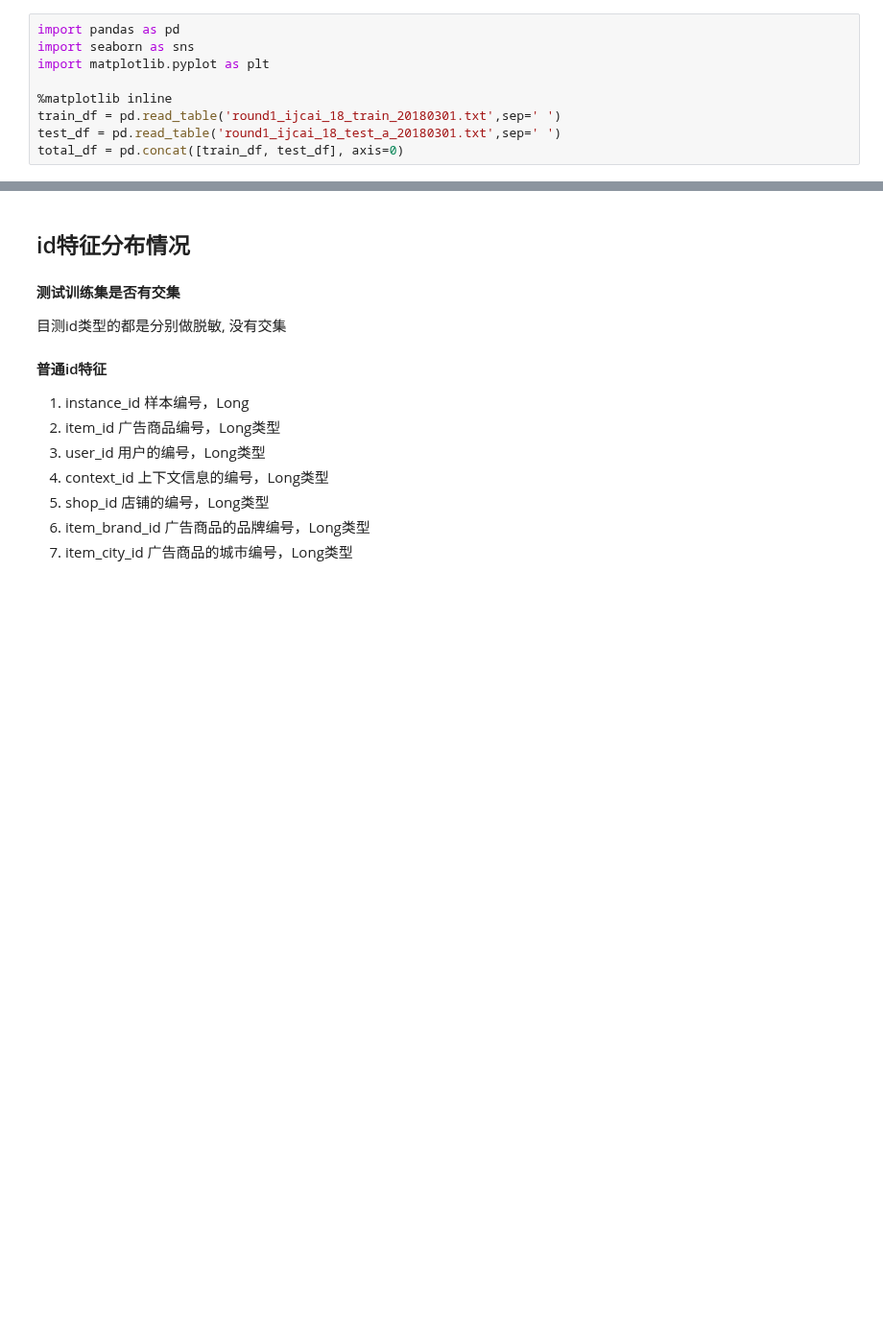
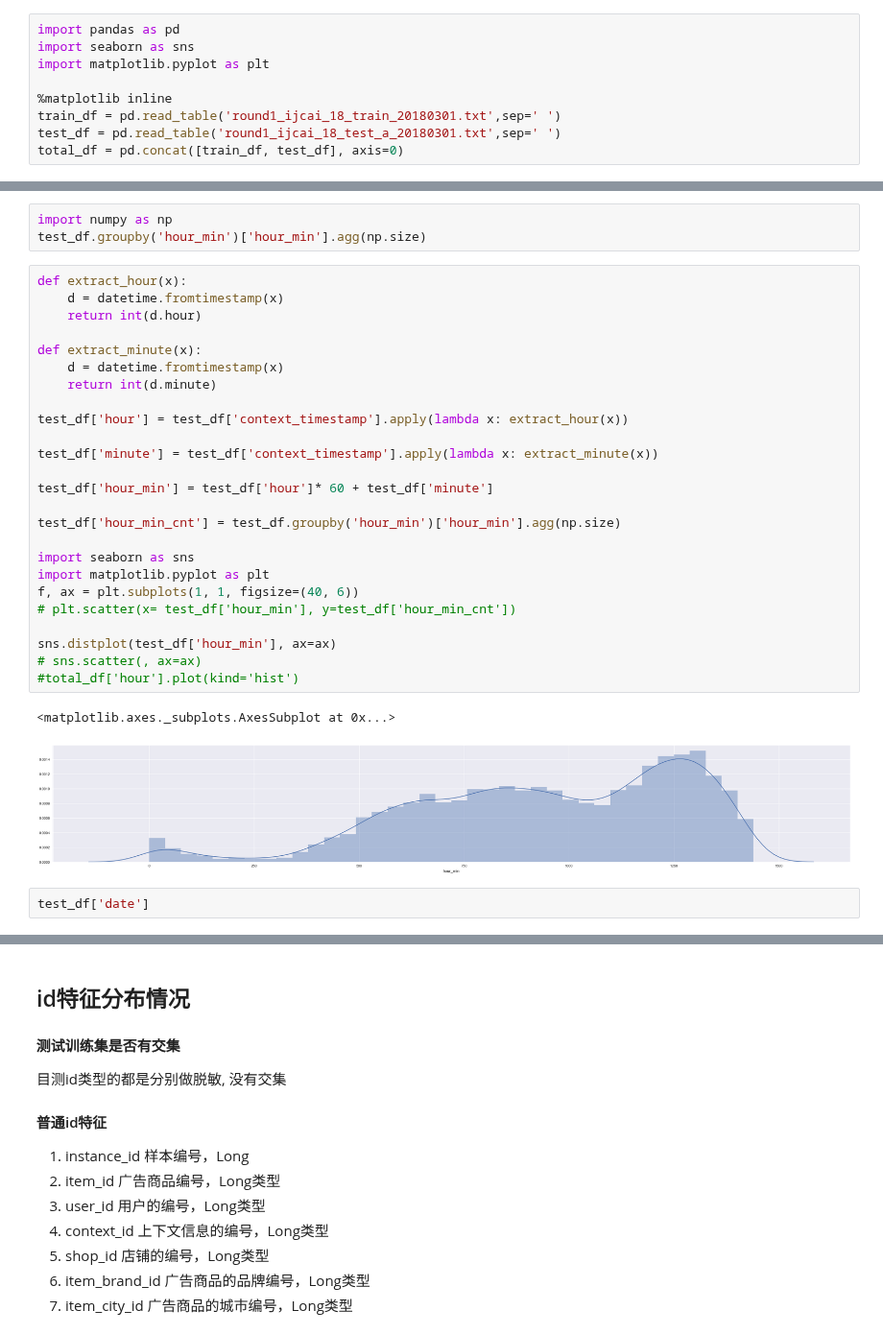
Before and after one commit to secrettianchigroup/SecretTianchiProject, a Jupyter notebook: data_peek.ipynb, the cells around one changed output, grey strips where cells are left out. Shown at 96% size. Cells and saved outputs as stored; diff of their text form; blank space fills up the shorter version.

```diff
--- a/data_peek.ipynb
+++ b/data_peek.ipynb
@@ -11,0 +54,33 @@ total_df = pd.concat([train_df, test_df], axis=0)
+# %%
+import numpy as np
+test_df.groupby('hour_min')['hour_min'].agg(np.size)
+# %%
+def extract_hour(x):
+    d = datetime.fromtimestamp(x)
+    return int(d.hour)
+
+def extract_minute(x):
+    d = datetime.fromtimestamp(x)
+    return int(d.minute)
+
+test_df['hour'] = test_df['context_timestamp'].apply(lambda x: extract_hour(x))
+
+test_df['minute'] = test_df['context_timestamp'].apply(lambda x: extract_minute(x))
+
+test_df['hour_min'] = test_df['hour']* 60 + test_df['minute']
+
+test_df['hour_min_cnt'] = test_df.groupby('hour_min')['hour_min'].agg(np.size)
+
+import seaborn as sns
+import matplotlib.pyplot as plt
+f, ax = plt.subplots(1, 1, figsize=(40, 6))
+# plt.scatter(x= test_df['hour_min'], y=test_df['hour_min_cnt'])
+
+sns.distplot(test_df['hour_min'], ax=ax)
+# sns.scatter(, ax=ax)
+#total_df['hour'].plot(kind='hist')
+# %% [output]
+<matplotlib.axes._subplots.AxesSubplot at 0x...>
+[figure, added]
+# %%
+test_df['date']
```
Also changed, not shown: parts of 3 cells of this notebook, 9 other files.
